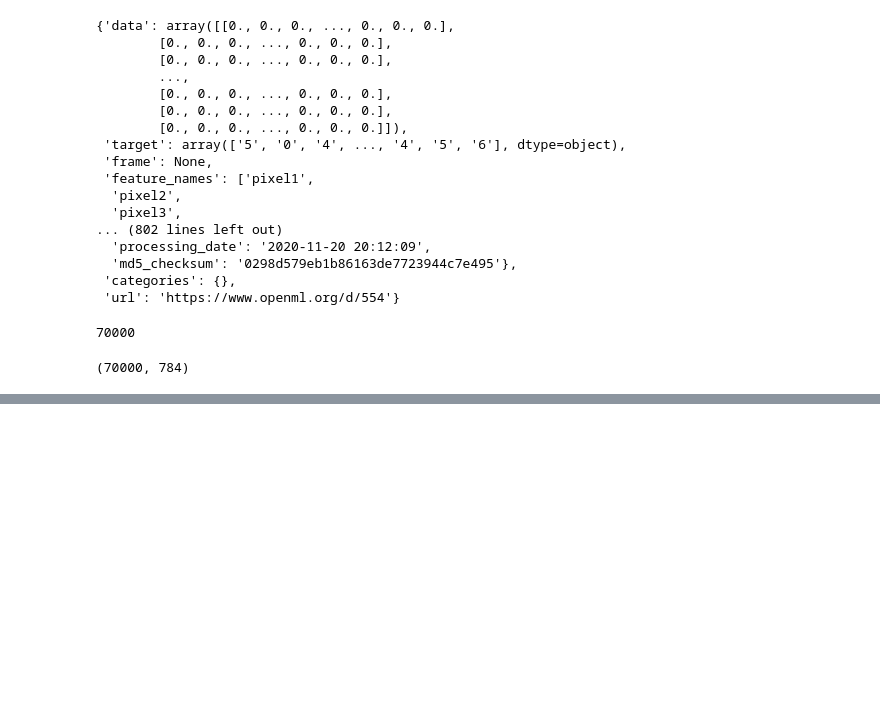
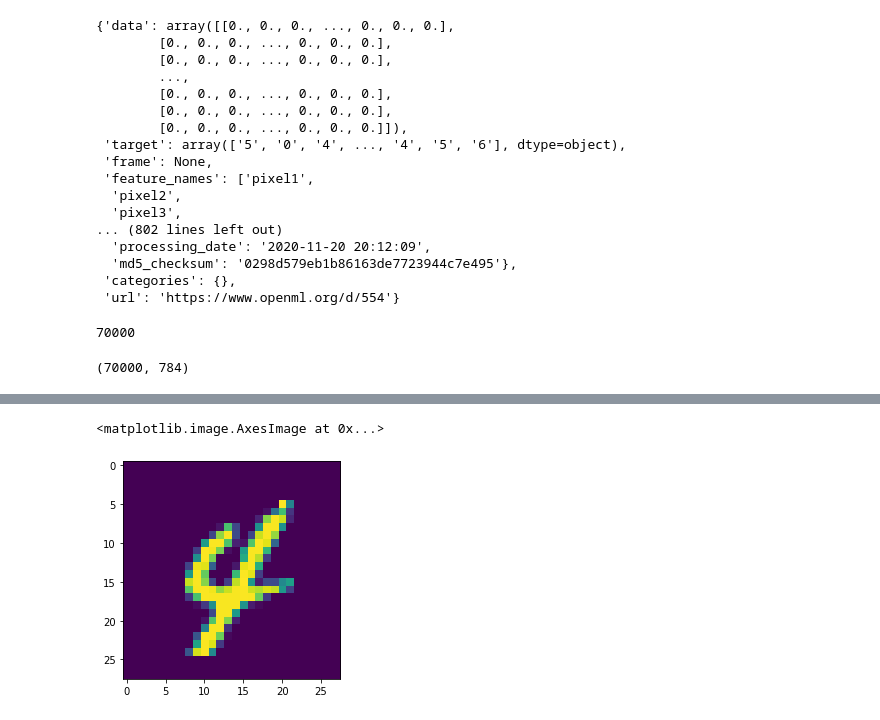
Before and after one commit to Jayshree2816/MNIST, a Jupyter notebook: MNIST(Logistic Regression).ipynb, the cells around one changed output, grey strips where cells are left out. Saved outputs shown, nothing was run; the diff lists cells and outputs as text; code cells hidden in the pictures; blank space fills up the shorter version.

```diff
--- a/MNIST(Logistic Regression).ipynb
+++ b/MNIST(Logistic Regression).ipynb
@@ -39,0 +70,7 @@ t
+# %%
+_ = X[69977]
+_image = _.reshape(28,28)
+plt.imshow(_image)
+# %% [output]
+<matplotlib.image.AxesImage at 0x...>
+[figure, added]
```
Also changed, not shown: parts of 9 cells of this notebook.
